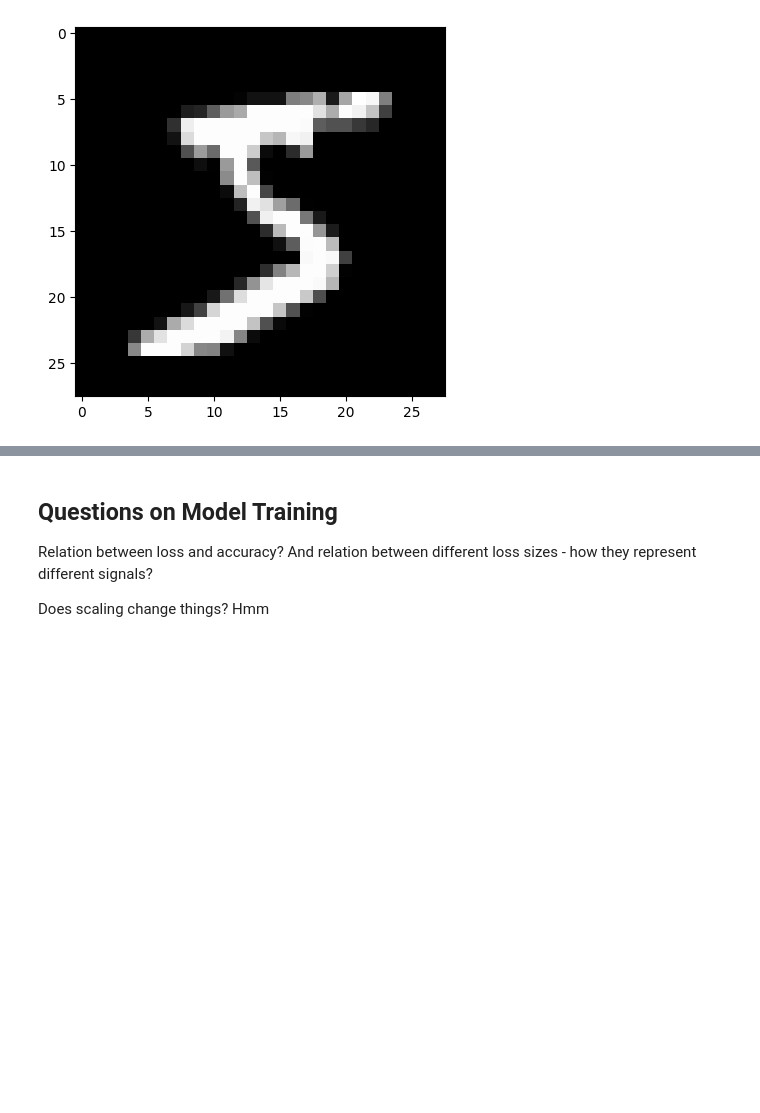
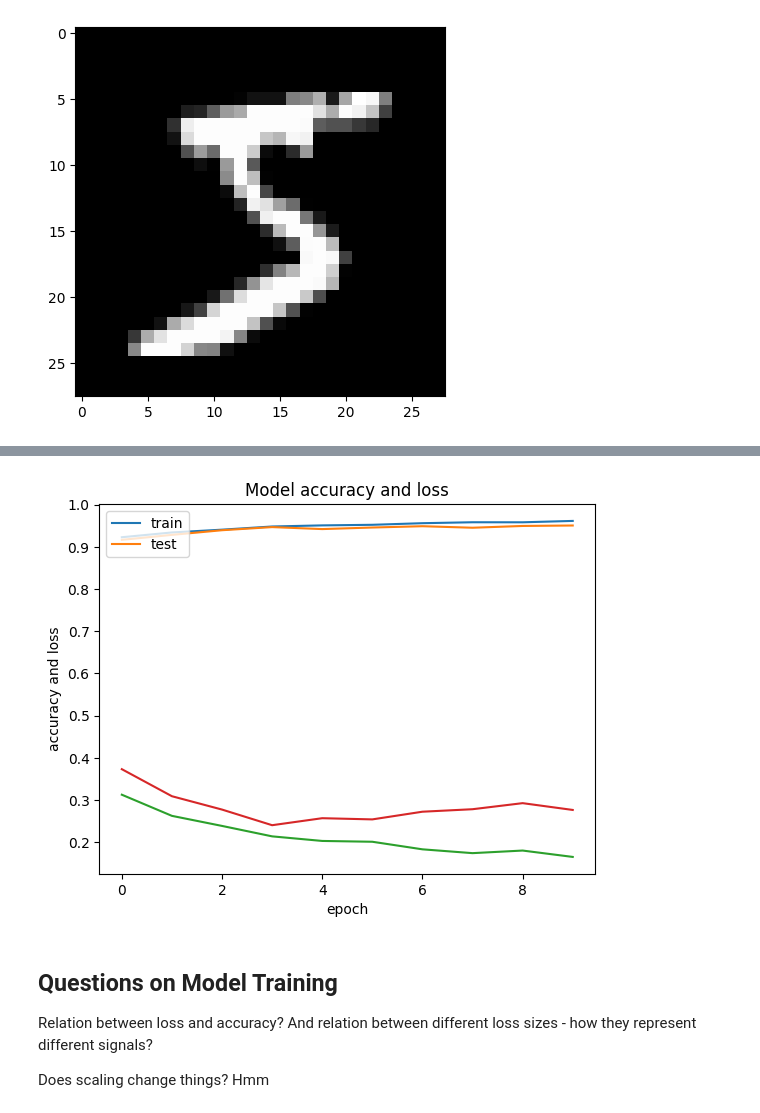
Before and after one commit to sourcerawr/gc_remote_setup, a Jupyter notebook: codes/test.ipynb, the cells around one changed output, grey strips where cells are left out. Cells and saved outputs as stored; diff of their text form; code cells hidden in the pictures; blank space fills up the shorter version.

```diff
--- a/codes/test.ipynb
+++ b/codes/test.ipynb
@@ -39,6 +38,3 @@ model = tf.keras.models.Sequential([
 # %%
 # using adam
 model.compile(optimizer='adam', loss='sparse_categorical_crossentropy', metrics=['accuracy'])
-# %%
-# training
-model.fit(x_train, y_train, epochs=10)
@@ -73,0 +41,7 @@ plt.show()
+# %%
+# training
+# see training time and store it
+start_time = time.time()
+history = model.fit(x_train, y_train, epochs=10, validation_data=(x_test, y_test))
+end_time = time.time()
+print("Training time: ", end_time - start_time)
@@ -74,3 +66,16 @@ plt.show()
+# %%
+# model accuracy and loss plot
+plt.plot(history.history['accuracy'])
+plt.plot(history.history['val_accuracy'])
+plt.plot(history.history['loss'])
+plt.plot(history.history['val_loss'])
+plt.title('Model accuracy and loss')
+plt.ylabel('accuracy and loss')
+plt.xlabel('epoch')
+plt.legend(['train', 'test'], loc='upper left')
+plt.show()
+# %% [output]
+[figure, added]
 # %% [markdown]
 ## Questions on Model Training
 Relation between loss and accuracy?
```
Also changed, not shown: parts of 11 cells of this notebook.
